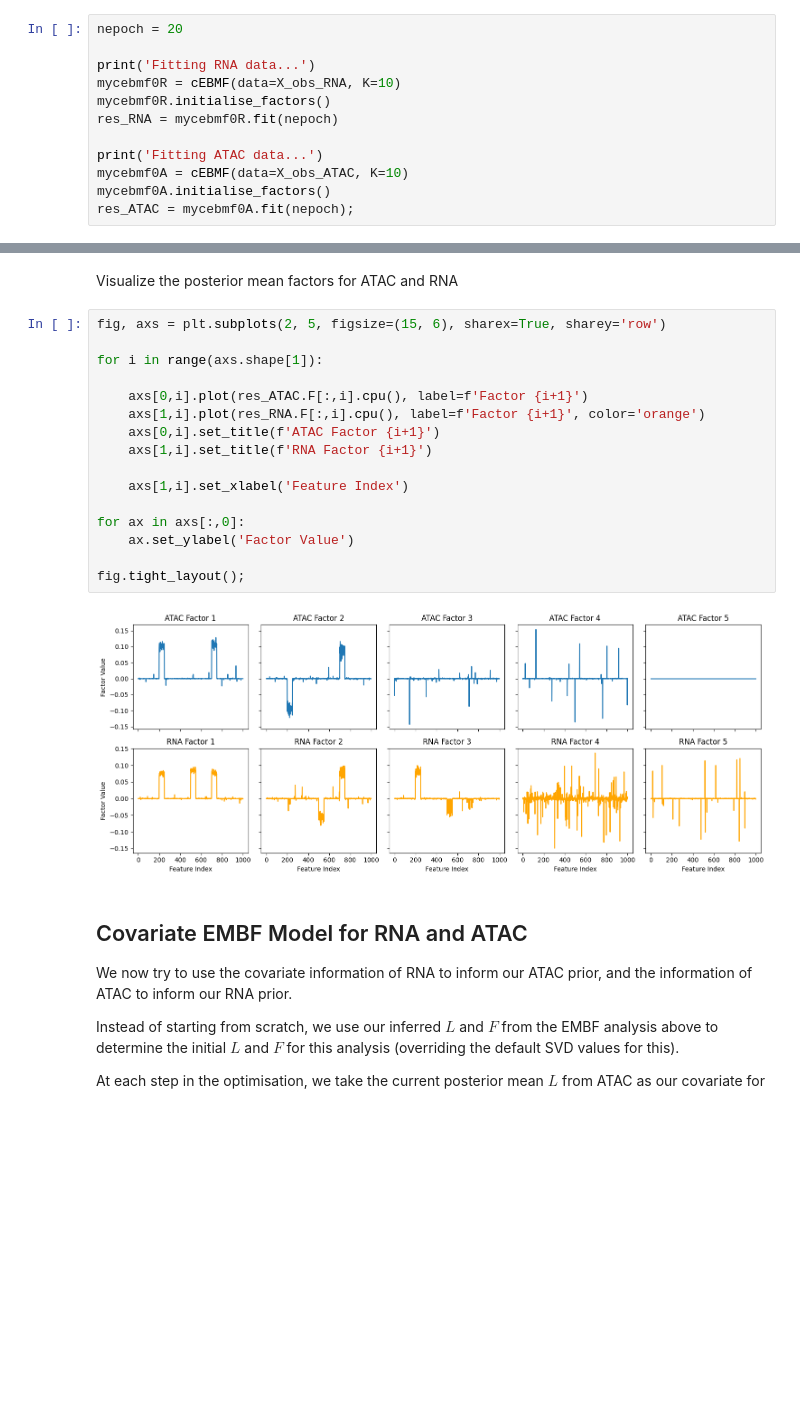
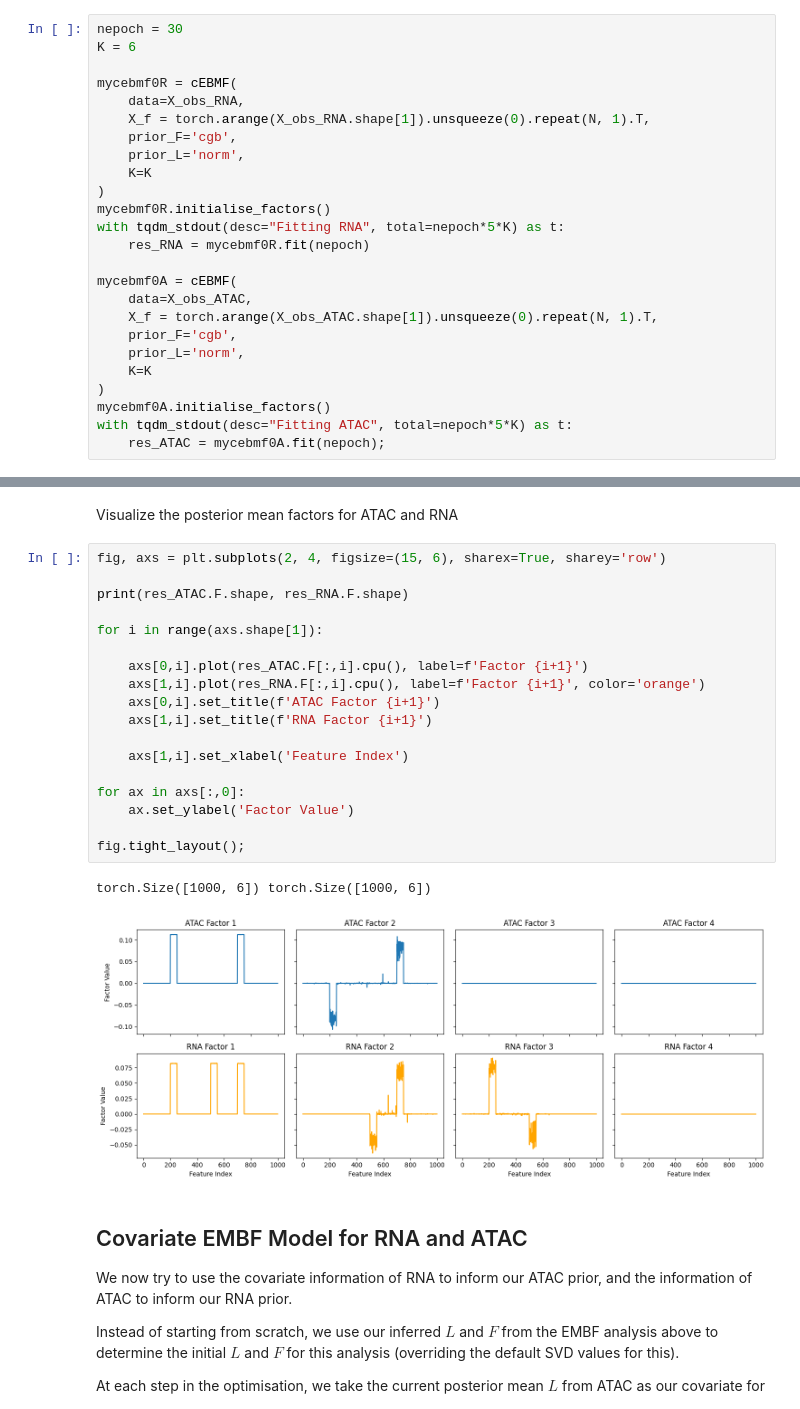
Before and after one commit to william-denault/cebmf_torch, a Jupyter notebook: examples/model_RNA_ATAC.ipynb, the cells around one changed output, grey strips where cells are left out. Saved outputs shown, nothing was run; the diff lists cells and outputs as text; blank space fills up the shorter version.

Commit message:
Improve independent fitting in RNA ATAC analysis

```diff
--- a/examples/model_RNA_ATAC.ipynb
+++ b/examples/model_RNA_ATAC.ipynb
@@ -181,14 +211,27 @@ We fit the cEBMF model independently to each dataset. This allows us to see how
 
 This serves as a baseline for comparison with the joint/covariate modeling approach shown later in the example.
 # %%
-nepoch = 20
+nepoch = 30
+K = 6
 
-print('Fitting RNA data...')
-mycebmf0R = cEBMF(data=X_obs_RNA, K=10)
+mycebmf0R = cEBMF(
+    data=X_obs_RNA,
+    X_f = torch.arange(X_obs_RNA.shape[1]).unsqueeze(0).repeat(N, 1).T,
+    prior_F='cgb',
+    prior_L='norm',
+    K=K
+)
 mycebmf0R.initialise_factors()
-res_RNA = mycebmf0R.fit(nepoch)
+with tqdm_stdout(desc="Fitting RNA", total=nepoch*5*K) as t:
+    res_RNA = mycebmf0R.fit(nepoch)
 
-print('Fitting ATAC data...')
-mycebmf0A = cEBMF(data=X_obs_ATAC, K=10)
+mycebmf0A = cEBMF(
+    data=X_obs_ATAC,
+    X_f = torch.arange(X_obs_ATAC.shape[1]).unsqueeze(0).repeat(N, 1).T,
+    prior_F='cgb',
+    prior_L='norm',
+    K=K
+)
 mycebmf0A.initialise_factors()
-res_ATAC = mycebmf0A.fit(nepoch);
+with tqdm_stdout(desc="Fitting ATAC", total=nepoch*5*K) as t:
+    res_ATAC = mycebmf0A.fit(nepoch);
@@ -231,23 +270,26 @@ plt.tight_layout();
 # %% [markdown]
 Visualize the posterior mean factors for ATAC and RNA
 # %%
-fig, axs = plt.subplots(2, 5, figsize=(15, 6), sharex=True, sharey='row')
+fig, axs = plt.subplots(2, 4, figsize=(15, 6), sharex=True, sharey='row')
+
+print(res_ATAC.F.shape, res_RNA.F.shape)
 
 for i in range(axs.shape[1]):
 
     axs[0,i].plot(res_ATAC.F[:,i].cpu(), label=f'Factor {i+1}')
     axs[1,i].plot(res_RNA.F[:,i].cpu(), label=f'Factor {i+1}', color='orange')
     axs[0,i].set_title(f'ATAC Factor {i+1}')
     axs[1,i].set_title(f'RNA Factor {i+1}')
 
     axs[1,i].set_xlabel('Feature Index')
 
 for ax in axs[:,0]:
     ax.set_ylabel('Factor Value')
 
 fig.tight_layout();
 # %% [output]
+torch.Size([1000, 6]) torch.Size([1000, 6])
-[figure, old version]
+[figure, new version]
 # %% [markdown]
 ## Covariate EMBF Model for RNA and ATAC
 
```
Also changed, not shown: parts of 10 cells of this notebook, 1 other file.
